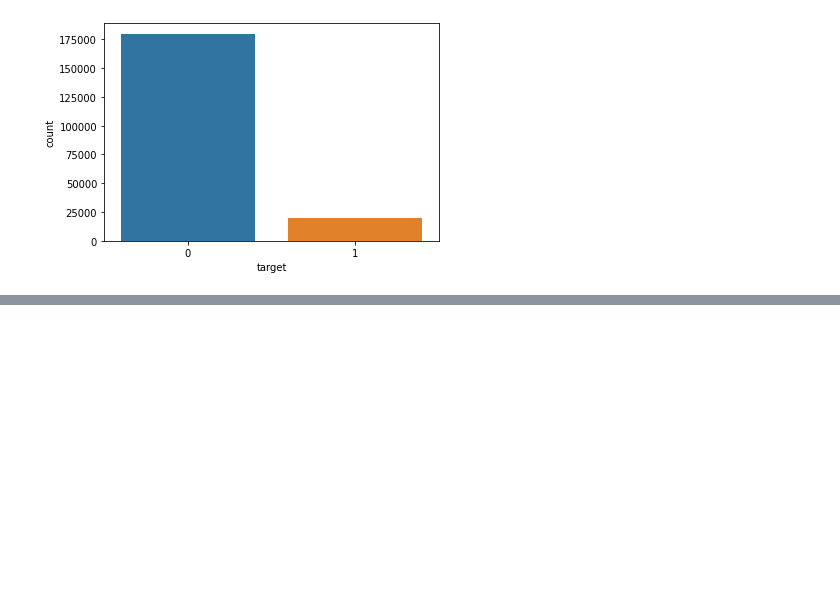
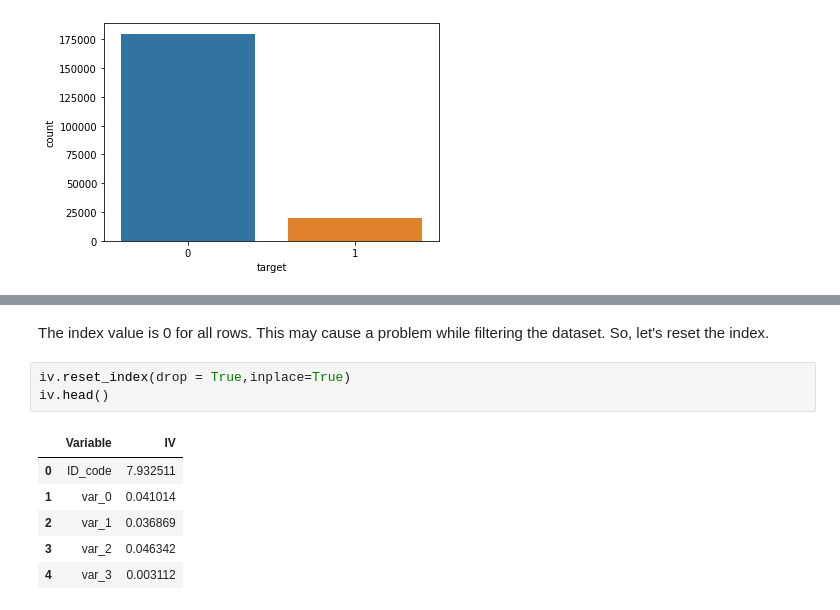
Before and after one commit to windy024/santander_kaggle, a Jupyter notebook: Model.ipynb, the cells around one changed output, grey strips where cells are left out. Saved outputs shown, nothing was run; the diff lists cells and outputs as text; blank space fills up the shorter version.

```diff
--- a/Model.ipynb
+++ b/Model.ipynb
@@ -36,0 +127,12 @@ sns.countplot(x='target',data=train)
+# %% [markdown]
+The index value is 0 for all rows. This may cause a problem while filtering the dataset. So, let's reset the index.
+# %%
+iv.reset_index(drop = True,inplace=True)
+iv.head()
+# %% [output]
+|  | Variable | IV |
+| 0 | ID_code | 7.932511 |
+| 1 | var_0 | 0.041014 |
+| 2 | var_1 | 0.036869 |
+| 3 | var_2 | 0.046342 |
+| 4 | var_3 | 0.003112 |
```
Also changed, not shown: parts of 16 cells of this notebook.
